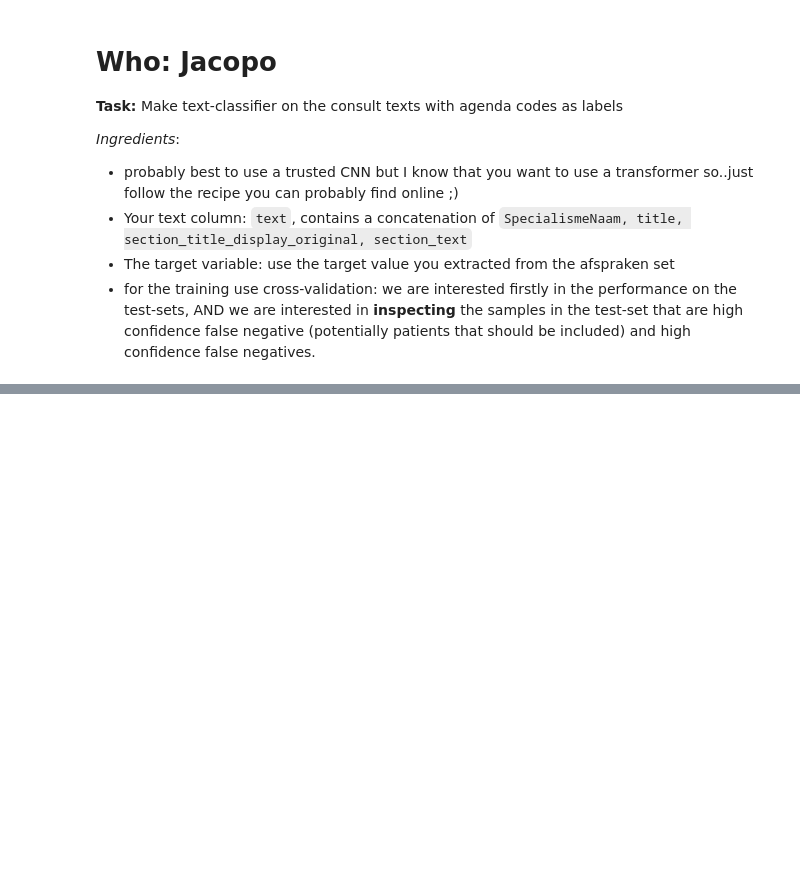
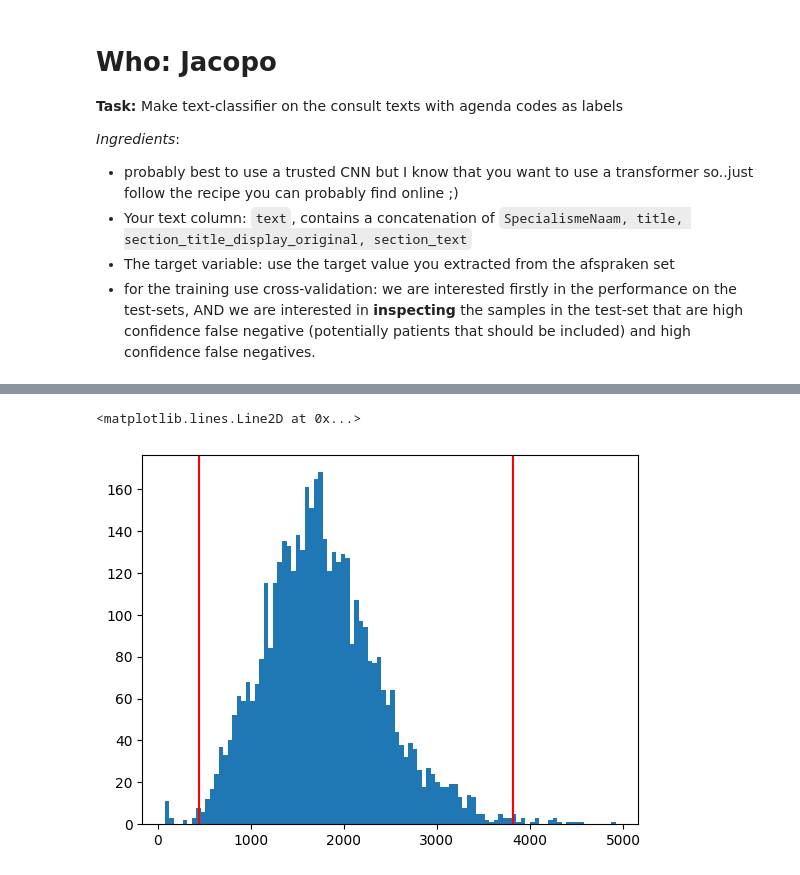
Before and after one commit to UPOD-datascience/ODIN, a Jupyter notebook: sandboxes/07_consults/consults_riskGroup_classifier.ipynb, the cells around one changed output, grey strips where cells are left out. Drawn from its saved outputs; the diff is of its cells as text; code cells hidden in the pictures; blank space fills up the shorter version.

```diff
--- a/sandboxes/07_consults/consults_riskGroup_classifier.ipynb
+++ b/sandboxes/07_consults/consults_riskGroup_classifier.ipynb
@@ -35,0 +59,16 @@ df_afsprak
+# %%
+df_consult = pd.read_sas(
+    r'T:\lab_research\RES-Folder-UPOD\ODIN-UC4\E_ResearchData\2_ResearchData\20240822\consult_20240822.sas7bdat',
+        encoding='latin1')
+df_consult.studyId_0831 = df_consult.studyId_0831.astype('uint64')
+# %%
+df_consult = df_consult.drop(['Consult_id', 'ConsultStatus', 'type_code_original',
+                              'type_display_original','created', 'title', 'author_usercode',
+                              'initial_author_usercode', 'custodian_Organization_value',
+                              'SpecialismeNaam', 'initial_custodian_Organization_v',
+                              'SpecialismeNaamInitial', 'LocationCode', 'LocationName',
+                              'PatientProtected', 'section_title_code_original',
+                              'section_title_display_original', 'section_text',
+                              'section_text_contentType', 'orderedBy', 'index_date'],axis='columns')
+df_consult = df_consult.groupby('studyId_0831').last()
+df_consult
@@ -36,3 +90,3 @@ df_afsprak
 # %%
-df_merged = pd.merge(df_consult, df_afsprak, right_index=True,left_on='studyId_0831',how='left')
+df_merged = pd.merge(df_consult_text, df_consult, right_index=True,left_on='studyId_0831',how='left')
 df_merged
@@ -87,5 +137,7 @@ df_cooked = pd.DataFrame(columns=['ids'])
 # %%
-def to_ids(chunk):
-    return tokenizer(chunk,return_attention_mask=False,return_tensors='pt',padding=True)['input_ids']
+df_cooked = pd.DataFrame(columns=['ids'])
+
+def to_ids(text):
+    return tokenizer(text,return_attention_mask=False,return_tensors='pt',padding=True)['input_ids']
 # %%
 df_cooked['ids'] = df_merged_f_g.text.apply(to_ids)
@@ -94,9 +161,12 @@ df_cooked['id_len'] = df_cooked['ids'].apply(lambda x: x.shape[1])
 # %%
-m = 0.10
+m = 0.005
 M = 1-m
 plt.hist(df_cooked['id_len'],bins=100)
 plt.axvline(df_cooked['id_len'].quantile(m),color='red')
 plt.axvline(df_cooked['id_len'].quantile(M),color='red')
+# %% [output]
+<matplotlib.lines.Line2D at 0x...>
+[figure, added]
 # %%
 q_min = df_cooked['id_len'].quantile(m)
 q_max = df_cooked['id_len'].quantile(M)
```
Also changed, not shown: parts of 30 cells of this notebook, 3 other files.
